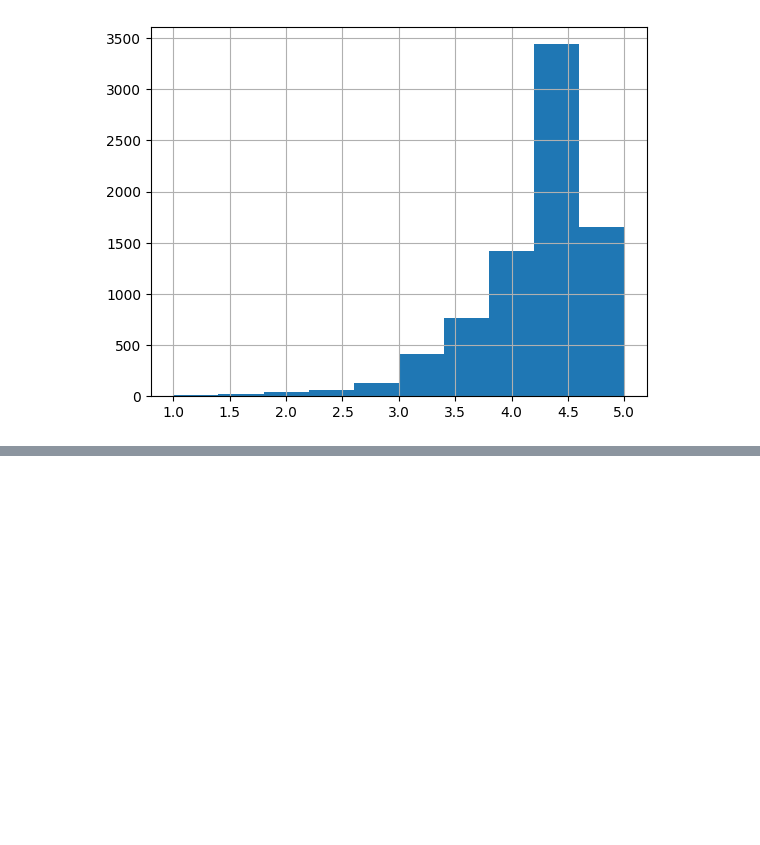
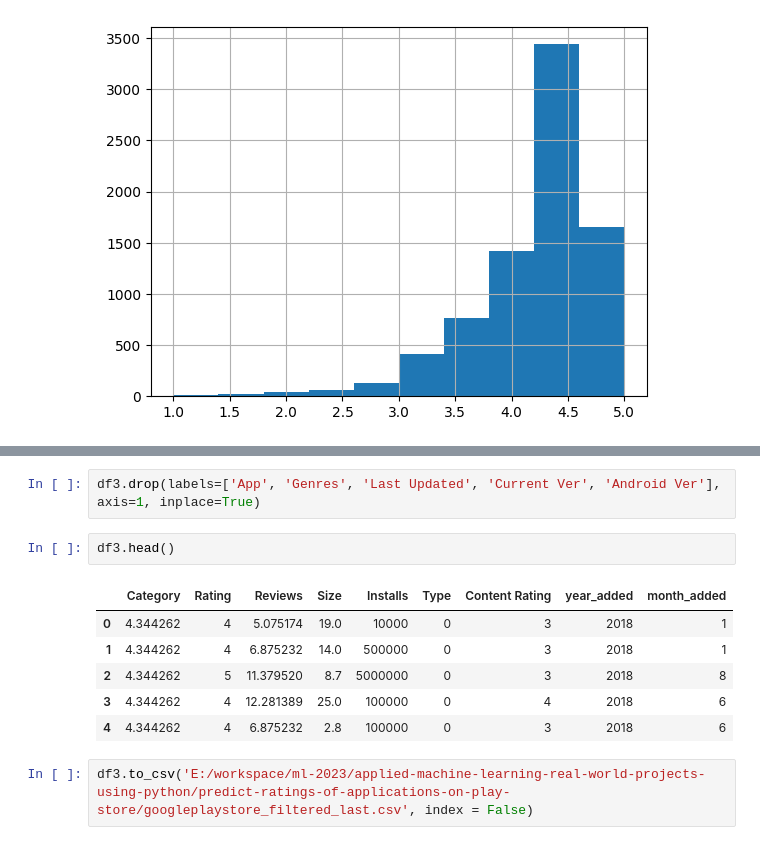
Before and after one commit to jc3wrld999/applied-machine-learning-real-world-projects-using-python, a Jupyter notebook: predict-ratings-of-applications-on-play-store/데이터 시각화, 필터링2.ipynb, the cells around one changed output, grey strips where cells are left out. Drawn from its saved outputs; the diff is of its cells as text; blank space fills up the shorter version.

```diff
--- a/predict-ratings-of-applications-on-play-store/데이터 시각화, 필터링2.ipynb
+++ b/predict-ratings-of-applications-on-play-store/데이터 시각화, 필터링2.ipynb
@@ -377,0 +453,13 @@ df2['Rating'].hist()
+# %%
+df3.drop(labels=['App', 'Genres', 'Last Updated', 'Current Ver', 'Android Ver'], axis=1, inplace=True)
+# %%
+df3.head()
+# %% [output]
+|  | Category | Rating | Reviews | Size | Installs | Type | Content Rating | year_added | month_added |
+| 0 | 4.344262 | 4 | 5.075174 | 19.0 | 10000 | 0 | 3 | 2018 | 1 |
+| 1 | 4.344262 | 4 | 6.875232 | 14.0 | 500000 | 0 | 3 | 2018 | 1 |
+| 2 | 4.344262 | 5 | 11.379520 | 8.7 | 5000000 | 0 | 3 | 2018 | 8 |
+| 3 | 4.344262 | 4 | 12.281389 | 25.0 | 100000 | 0 | 4 | 2018 | 6 |
+| 4 | 4.344262 | 4 | 6.875232 | 2.8 | 100000 | 0 | 3 | 2018 | 6 |
+# %%
+df3.to_csv('E:/workspace/ml-2023/applied-machine-learning-real-world-projects-using-python/predict-ratings-of-applications-on-play-store/googleplaystore_filtered_last.csv', index = False)
```
Also changed, not shown: parts of 14 cells of this notebook, 9 other files.
